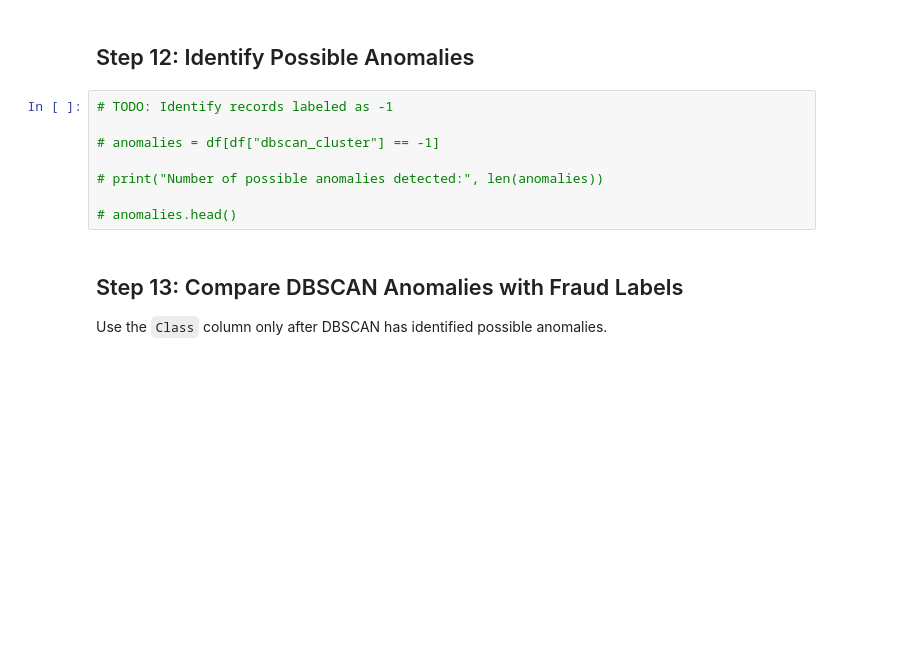
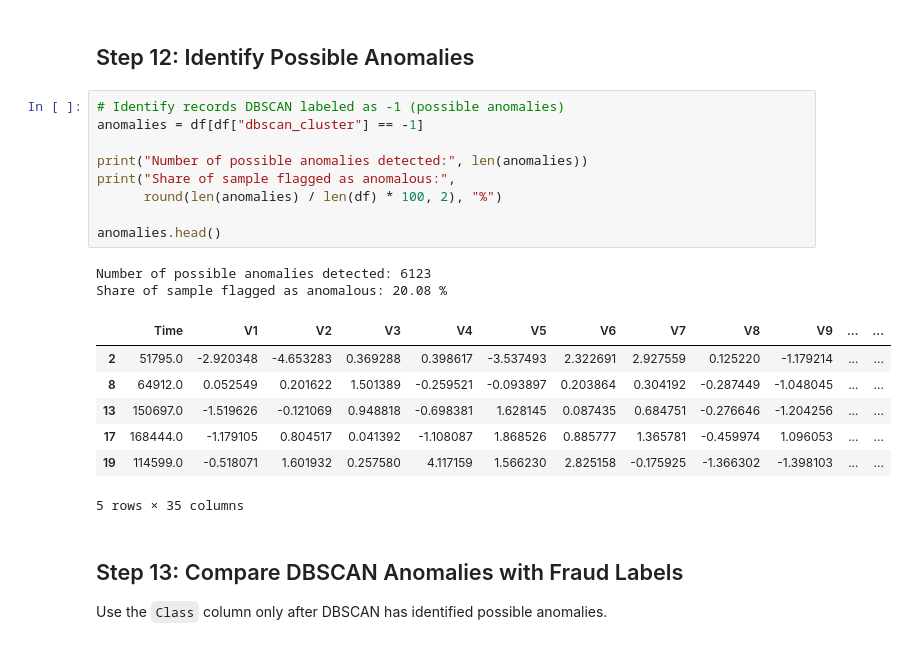
Before and after one commit to kayronmacon/IML, a Jupyter notebook: modules/M03/M03-L02/Assignment_Lab_3.2_Unsupervised_Fraud_Anomaly_Detection_Starter.ipynb, the cells around one changed output. Saved outputs shown, nothing was run; the diff lists cells and outputs as text; blank space fills up the shorter version.

```diff
--- a/modules/M03/M03-L02/Assignment_Lab_3.2_Unsupervised_Fraud_Anomaly_Detection_Starter.ipynb
+++ b/modules/M03/M03-L02/Assignment_Lab_3.2_Unsupervised_Fraud_Anomaly_Detection_Starter.ipynb
@@ -188,13 +332,24 @@ A label of `-1` may represent possible anomalies.
 # %% [markdown]
 ## Step 12: Identify Possible Anomalies
 # %%
-# TODO: Identify records labeled as -1
+# Identify records DBSCAN labeled as -1 (possible anomalies)
+anomalies = df[df["dbscan_cluster"] == -1]
 
-# anomalies = df[df["dbscan_cluster"] == -1]
+print("Number of possible anomalies detected:", len(anomalies))
+print("Share of sample flagged as anomalous:",
+      round(len(anomalies) / len(df) * 100, 2), "%")
 
-# print("Number of possible anomalies detected:", len(anomalies))
-
-# anomalies.head()
+anomalies.head()
+# %% [output]
+Number of possible anomalies detected: 6123
+Share of sample flagged as anomalous: 20.08 %
+|  | Time | V1 | V2 | V3 | V4 | V5 | V6 | V7 | V8 | V9 | ... | ... |
+| 2 | 51795.0 | -2.920348 | -4.653283 | 0.369288 | 0.398617 | -3.537493 | 2.322691 | 2.927559 | 0.125220 | -1.179214 | ... | ... |
+| 8 | 64912.0 | 0.052549 | 0.201622 | 1.501389 | -0.259521 | -0.093897 | 0.203864 | 0.304192 | -0.287449 | -1.048045 | ... | ... |
+| 13 | 150697.0 | -1.519626 | -0.121069 | 0.948818 | -0.698381 | 1.628145 | 0.087435 | 0.684751 | -0.276646 | -1.204256 | ... | ... |
+| 17 | 168444.0 | -1.179105 | 0.804517 | 0.041392 | -1.108087 | 1.868526 | 0.885777 | 1.365781 | -0.459974 | 1.096053 | ... | ... |
+| 19 | 114599.0 | -0.518071 | 1.601932 | 0.257580 | 4.117159 | 1.566230 | 2.825158 | -0.175925 | -1.366302 | -1.398103 | ... | ... |
+5 rows × 35 columns
 # %% [markdown]
 ## Step 13: Compare DBSCAN Anomalies with Fraud Labels
 
```
Also changed, not shown: parts of 14 cells of this notebook, 9 other files.
